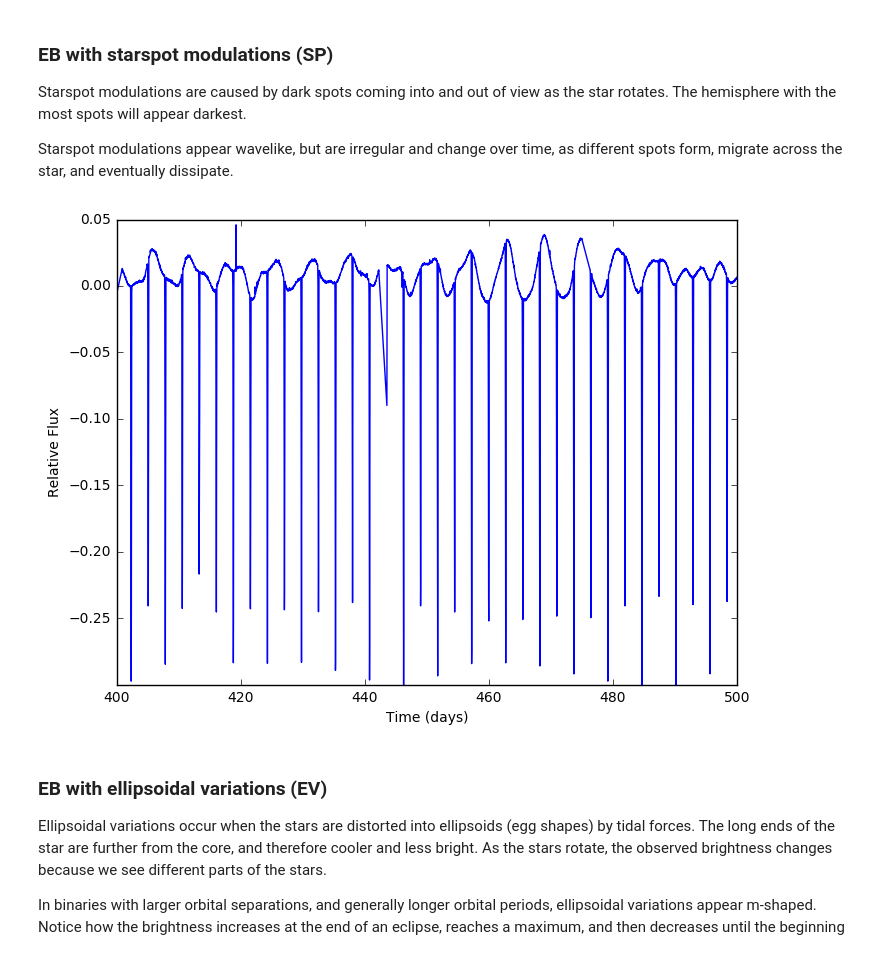
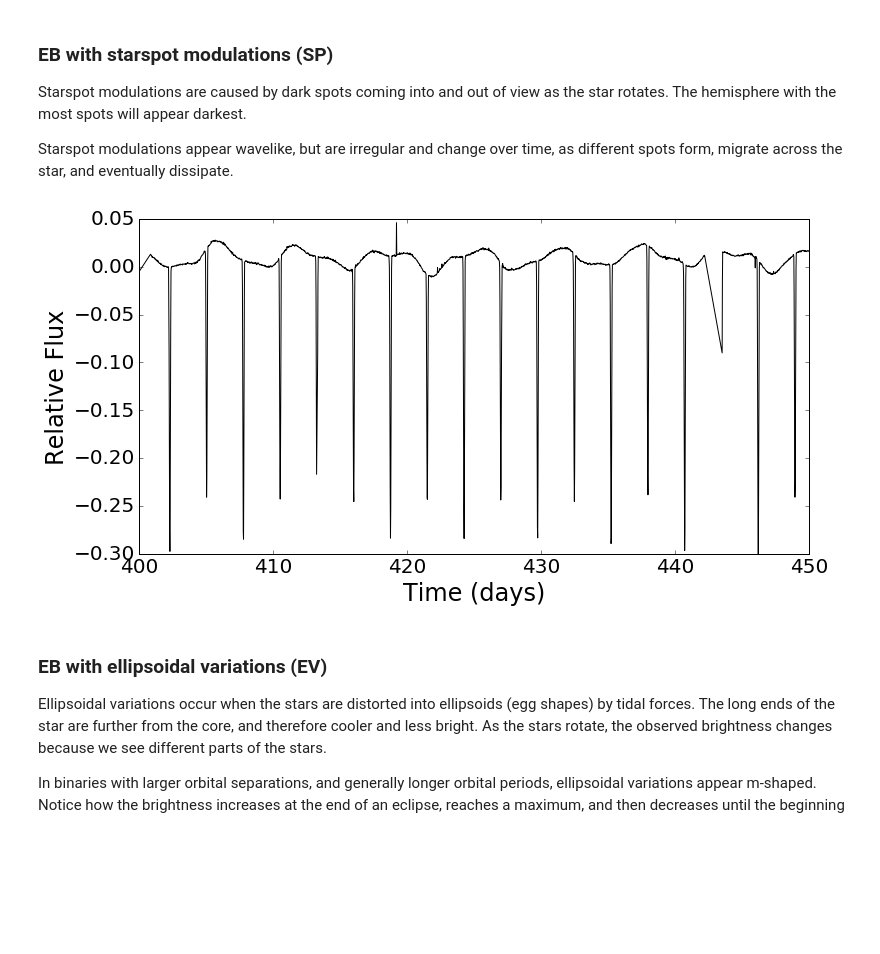
Before and after one commit to jadilia/decatur, a Jupyter notebook: classification.ipynb, the cells around one changed output. Saved outputs shown, nothing was run; the diff lists cells and outputs as text; code cells hidden in the pictures; blank space fills up the shorter version.

Commit message:
updated classifications and example plots

```diff
--- a/classification.ipynb
+++ b/classification.ipynb
@@ -14,15 +14,17 @@ Starspot modulations appear wavelike, but are irregular and change over time, as
 eb_spots = decatur.eclipsing_binary.EclipsingBinary.from_kic(7129465)
 eb_spots.detrend_and_normalize()
 # %%
-plt.figure(figsize=(8, 6))
-plt.plot(eb_spots.l_curve.times, eb_spots.l_curve.fluxes)
-plt.xlim(400, 500)
+plt.figure(figsize=(12, 6))
+plt.plot(eb_spots.l_curve.times, eb_spots.l_curve.fluxes, color = "black")
+plt.xlim(400,450 )
+plt.tick_params(labelsize=20)
 plt.ylim(-0.3, 0.05)
-plt.xlabel('Time (days)')
-plt.ylabel('Relative Flux')
+plt.xlabel('Time (days)', fontsize = 24)
+plt.ylabel('Relative Flux', fontsize = 24)
+plt.savefig("SP_example.pdf")
 plt.show()
 # %% [output]
-[figure, old version]
+[figure, new version]
 # %% [markdown]
 ### EB with ellipsoidal variations (EV)
 
```
Also changed, not shown: parts of 3 cells of this notebook, 1 other file.
